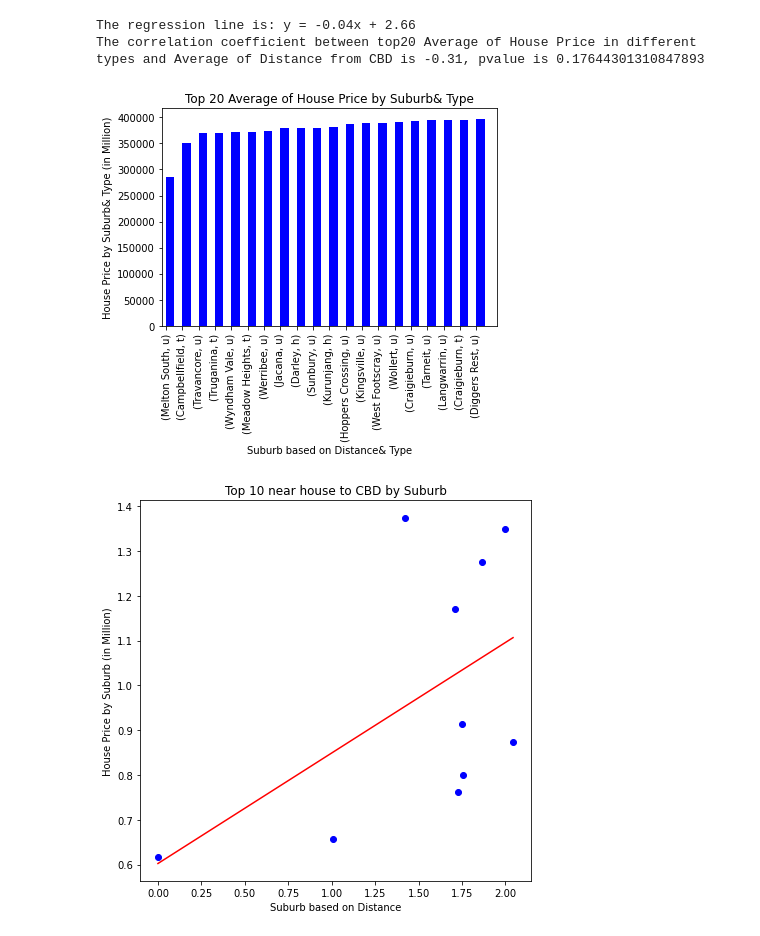
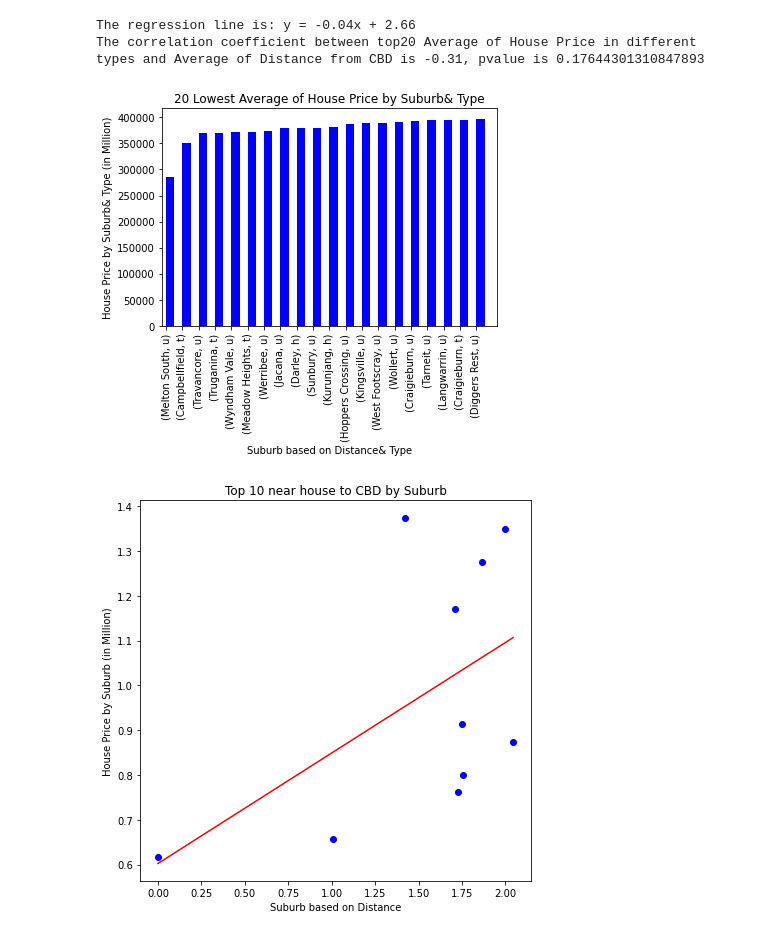
Before and after one commit to Franco1230/Data-Bootcamp-Project-1, a Jupyter notebook: Nasrin analysis.ipynb, the cells around one changed output. Drawn from its saved outputs; the diff is of its cells as text; code cells hidden in the pictures.

Commit message:
Add presentation file and edit some images

```diff
--- a/Main.ipynb
+++ b/Nasrin analysis.ipynb
@@ -248,15 +248,15 @@ The correlation coefficient between top20 Average of House Price in different ty
 # %%
 twenty_lowest_price= suburb_price_distance_grouped_df.sort_values(by="Price").head(20)
 x4= twenty_lowest_price["Distance"]
 y4= twenty_lowest_price["Price"]/1000000
 
-ax= twenty_lowest_price.plot(kind='bar',width=1, align="edge", title="Top 20 Average of House Price by Suburb& Type", facecolor="blue", legend=False)
+ax= twenty_lowest_price.plot(kind='bar',width=1, align="edge", title="20 Lowest Average of House Price by Suburb& Type", facecolor="blue", legend=False)
 ax.set_xlabel("Suburb based on Distance& Type")
 ax.set_ylabel("House Price by Suburb& Type (in Million)")
 file = os.path.join("Images/low20_Suburb_Price_Type_bar.png")
 plt.savefig(file)
 # %% [output]
-[figure, old version]
+[figure, new version]
 # %%
 #Analysis: For having a more precise analysis on the effect of house type on the Melbourne house price, we considered 20 Suburbs with the lowest amount of average house price in Melbourne and their distance from CBD.
 #It is obvious that there is a upward trend in the relationship between the average house price and their distance from CBD.
```
Also changed, not shown: parts of 3 cells of this notebook, 3 other files.
